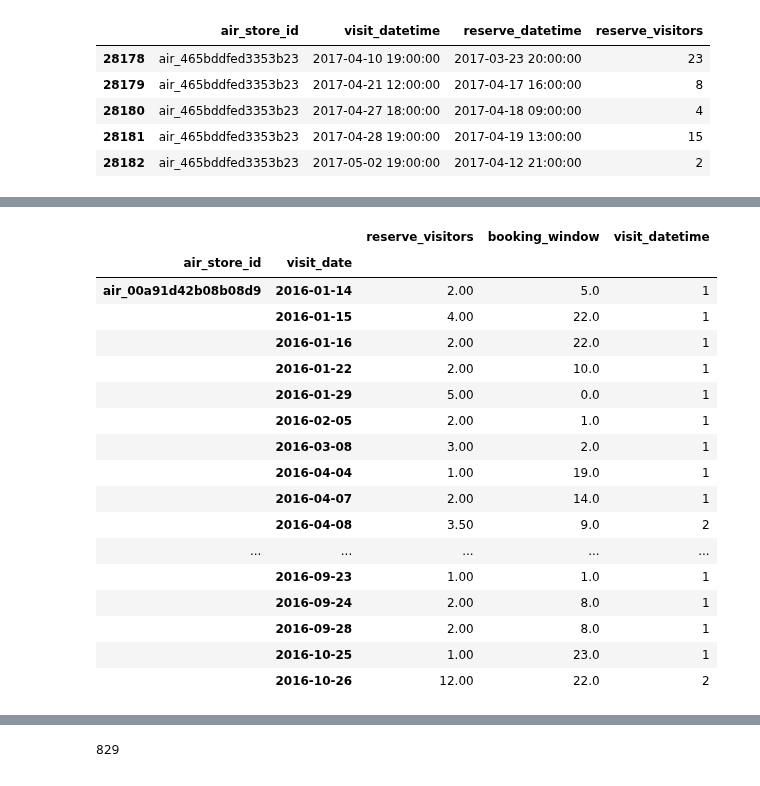
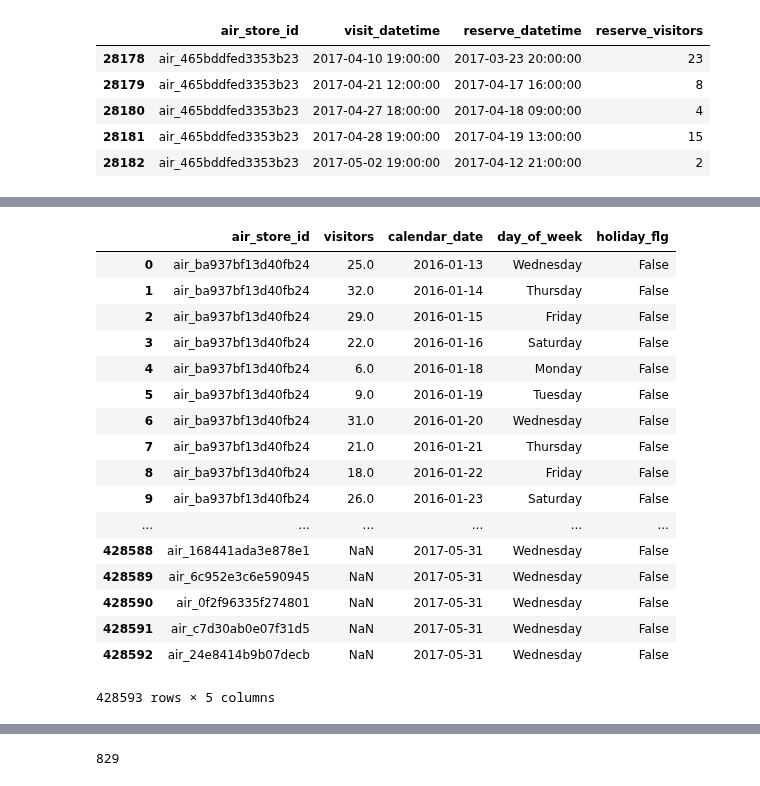
Before and after one commit to AlexShein/just_code, a Jupyter notebook: Kaggle/Restaurants/kernel.ipynb, the cells around one changed output, grey strips where cells are left out. Cells and saved outputs as stored; diff of their text form; code cells hidden in the pictures.

```diff
--- a/Kaggle/Restaurants/kernel.ipynb
+++ b/Kaggle/Restaurants/kernel.ipynb
@@ -48,0 +22,4 @@ memory usage: 9.9+ MB
+# %%
+df_date_info.calendar_date = pd.to_datetime(df_date_info.calendar_date)
+df_date_info.holiday_flg = df_date_info.holiday_flg.astype('bool')
+df_date_info.head()
@@ -48,0 +33,3 @@ memory usage: 9.9+ MB
+# %%
+df_air_visits.visit_date = pd.to_datetime(df_air_visits.visit_date)
+df_air_visits.head()
@@ -48,0 +43,12 @@ memory usage: 9.9+ MB
+# %%
+dates_ids_index = pd.MultiIndex.from_product(
+    [df_date_info.calendar_date, df_air_visits.air_store_id.unique()], names = ["calendar_date", "air_store_id"]
+)
+
+dates_ids_df = pd.DataFrame(index = dates_ids_index).reset_index()
+dates_ids_df = dates_ids_df.merge(
+    df_date_info,
+    on='calendar_date',
+    how='inner'
+)
+dates_ids_df.calendar_date = pd.to_datetime(dates_ids_df.calendar_date)
@@ -158,24 +174,3 @@ avg_air_bw_df.head(50)
-# %%
-avg_hpg_bw_df.head(50)
-# %% [output]
-|  |  | reserve_visitors | booking_window | visit_datetime |
-| air_store_id | visit_date |  |  |  |
-| air_00a91d42b08b08d9 | 2016-01-14 | 2.00 | 5.0 | 1 |
-|  | 2016-01-15 | 4.00 | 22.0 | 1 |
-|  | 2016-01-16 | 2.00 | 22.0 | 1 |
-|  | 2016-01-22 | 2.00 | 10.0 | 1 |
-|  | 2016-01-29 | 5.00 | 0.0 | 1 |
-|  | 2016-02-05 | 2.00 | 1.0 | 1 |
-|  | 2016-03-08 | 3.00 | 2.0 | 1 |
-|  | 2016-04-04 | 1.00 | 19.0 | 1 |
-|  | 2016-04-07 | 2.00 | 14.0 | 1 |
-|  | 2016-04-08 | 3.50 | 9.0 | 2 |
-| ... | ... | ... | ... | ... |
-|  | 2016-09-23 | 1.00 | 1.0 | 1 |
-|  | 2016-09-24 | 2.00 | 8.0 | 1 |
-|  | 2016-09-28 | 2.00 | 8.0 | 1 |
-|  | 2016-10-25 | 1.00 | 23.0 | 1 |
-|  | 2016-10-26 | 12.00 | 22.0 | 2 |
 # %%
 avg_bw_df = avg_air_bw_df.reset_index().merge(
     avg_hpg_bw_df.reset_index(),
@@ -191,2 +182,30 @@ avg_bw_df = avg_air_bw_df.reset_index().merge(
+# %%
+visits_and_dates_df = df_air_visits.merge(
+    dates_ids_df,
+    left_on=['visit_date', 'air_store_id'],
+    right_on=['calendar_date', 'air_store_id'],
+    how='outer',
+).drop(columns='visit_date')
+# %%
+visits_and_dates_df
+# %% [output]
+|  | air_store_id | visitors | calendar_date | day_of_week | holiday_flg |
+| 0 | air_ba937bf13d40fb24 | 25.0 | 2016-01-13 | Wednesday | False |
+| 1 | air_ba937bf13d40fb24 | 32.0 | 2016-01-14 | Thursday | False |
+| 2 | air_ba937bf13d40fb24 | 29.0 | 2016-01-15 | Friday | False |
+| 3 | air_ba937bf13d40fb24 | 22.0 | 2016-01-16 | Saturday | False |
+| 4 | air_ba937bf13d40fb24 | 6.0 | 2016-01-18 | Monday | False |
+| 5 | air_ba937bf13d40fb24 | 9.0 | 2016-01-19 | Tuesday | False |
+| 6 | air_ba937bf13d40fb24 | 31.0 | 2016-01-20 | Wednesday | False |
+| 7 | air_ba937bf13d40fb24 | 21.0 | 2016-01-21 | Thursday | False |
+| 8 | air_ba937bf13d40fb24 | 18.0 | 2016-01-22 | Friday | False |
+| 9 | air_ba937bf13d40fb24 | 26.0 | 2016-01-23 | Saturday | False |
+| ... | ... | ... | ... | ... | ... |
+| 428588 | air_168441ada3e878e1 | NaN | 2017-05-31 | Wednesday | False |
+| 428589 | air_6c952e3c6e590945 | NaN | 2017-05-31 | Wednesday | False |
+| 428590 | air_0f2f96335f274801 | NaN | 2017-05-31 | Wednesday | False |
+| 428591 | air_c7d30ab0e07f31d5 | NaN | 2017-05-31 | Wednesday | False |
+| 428592 | air_24e8414b9b07decb | NaN | 2017-05-31 | Wednesday | False |
+428593 rows × 5 columns
 # %%
 bw_and_visits_df = avg_bw_df.merge(
```
Also changed, not shown: parts of 18 cells of this notebook.
